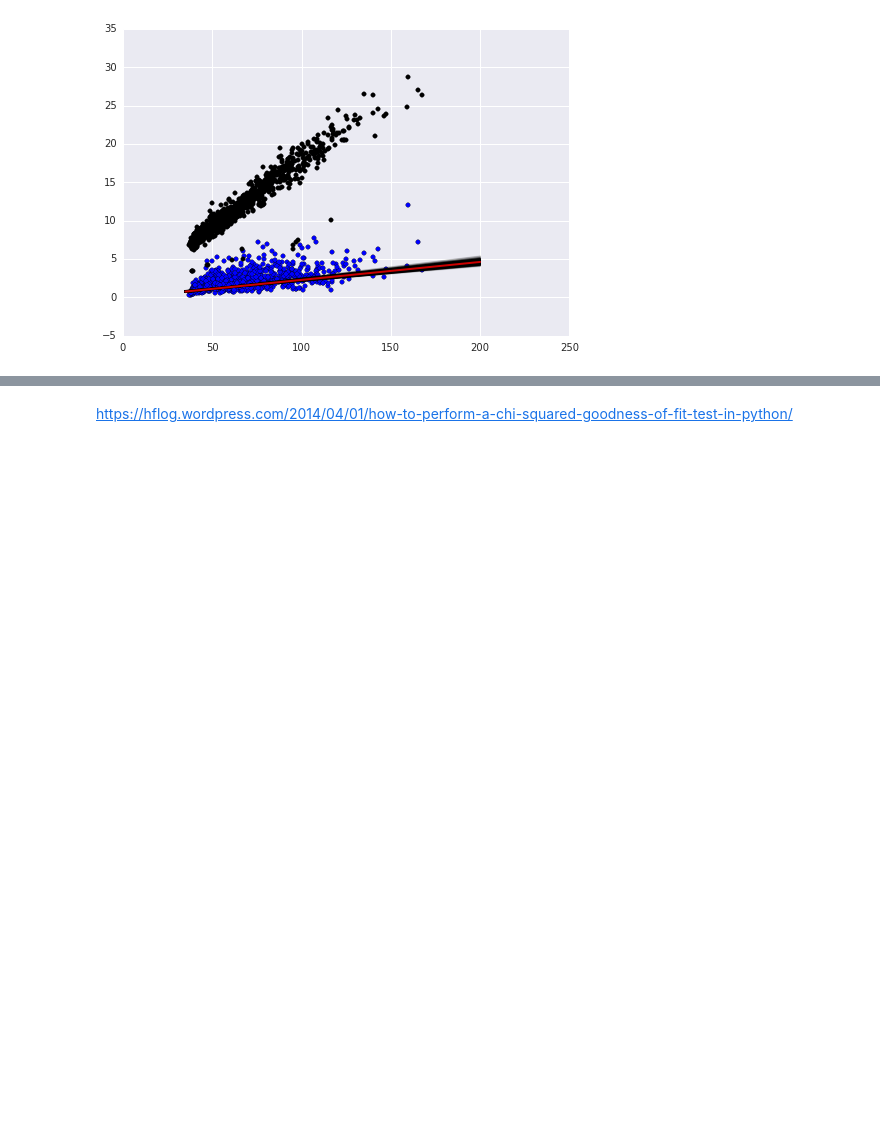
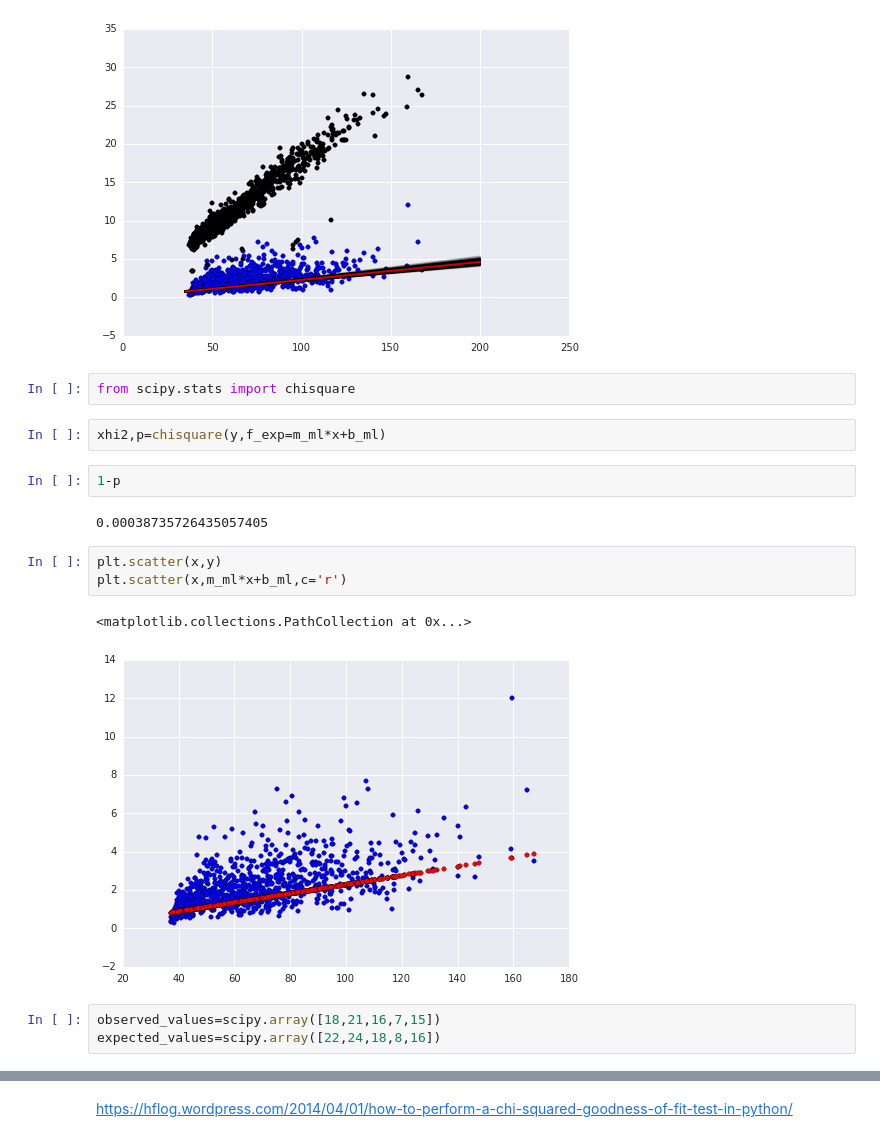
Before and after one commit to saint-germain/anisotropias, a Jupyter notebook: erroranalysis.ipynb, the cells around one changed output, grey strips where cells are left out. Drawn from its saved outputs; the diff is of its cells as text; blank space fills up the shorter version.

```diff
--- a/erroranalysis.ipynb
+++ b/erroranalysis.ipynb
@@ -263,3 +257,20 @@ plt.scatter(x,errlist[(errlist[:,0]!=0)][:,3][filter],c='k')
 # %% [output]
 <matplotlib.collections.PathCollection at 0x...>
 [figure]
+# %%
+from scipy.stats import chisquare
+# %%
+xhi2,p=chisquare(y,f_exp=m_ml*x+b_ml)
+# %%
+1-p
+# %% [output]
+0.00038735726435057405
+# %%
+plt.scatter(x,y)
+plt.scatter(x,m_ml*x+b_ml,c='r')
+# %% [output]
+<matplotlib.collections.PathCollection at 0x...>
+[figure, added]
+# %%
+observed_values=scipy.array([18,21,16,7,15])
+expected_values=scipy.array([22,24,18,8,16])
```
Also changed, not shown: parts of 24 cells of this notebook.
